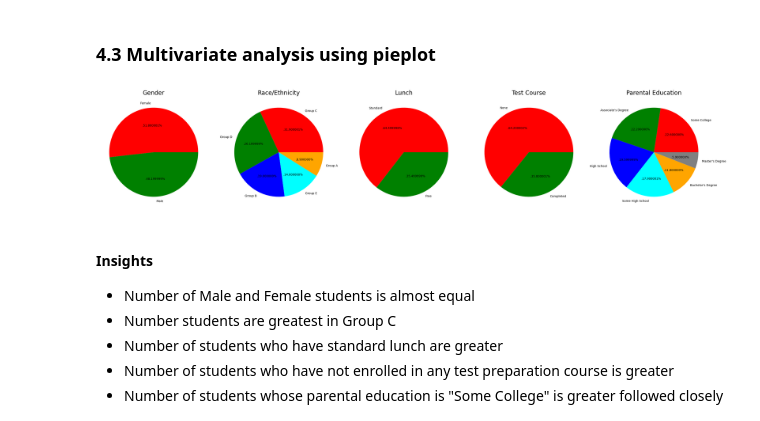
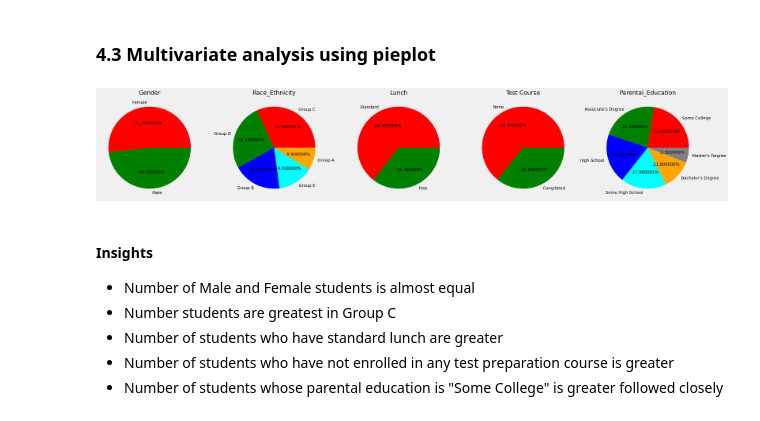
Before and after one commit to JagdishChavan081/ai, a Jupyter notebook: ml/project_1/notebook/EDA.ipynb, the cells around one changed output. Cells and saved outputs as stored; diff of their text form; code cells hidden in the pictures.

```diff
--- a/ml/project_1/notebook/EDA.ipynb
+++ b/ml/project_1/notebook/EDA.ipynb
@@ -61,0 +70,8 @@ df.head()
+# %%
+df.rename(columns = {'race/ethnicity':'race_ethnicity',
+                        'parental level of education':'parental_level_of_education',
+                        'test preparation course':'test_preparation_course',
+                        'math score':'math_score',
+                        'reading score':'reading_score',
+                        'writing score':'writing_score'
+                        }, inplace = True)
@@ -181,7 +204,7 @@ df.head(2)
 # %% [markdown]
 ### 3.7 Adding columns for "Total Score" and "Average"
 # %%
-df['total score'] = df['math score'] + df['reading score'] + df['writing score']
-df['average'] = df['total score']/3
+df['total_score'] = df['math_score'] + df['reading_score'] + df['writing_score']
+df['average'] = df['total_score']/3
 df.head()
 # %% [output]
@@ -315,12 +338,12 @@ plt.axis('off')
 
 
 plt.subplot(1, 5, 2)
-size = df['race/ethnicity'].value_counts()
+size = df['race_ethnicity'].value_counts()
 labels = 'Group C', 'Group D','Group B','Group E','Group A'
 color = ['red', 'green', 'blue', 'cyan','orange']
 
 plt.pie(size, colors = color,labels = labels,autopct = '.%2f%%')
-plt.title('Race/Ethnicity', fontsize = 20)
+plt.title('Race_Ethnicity', fontsize = 20)
 plt.axis('off')
 
 
@@ -330,37 +353,37 @@ size = df['lunch'].value_counts()
 labels = 'Standard', 'Free'
 color = ['red','green']
 
 plt.pie(size, colors = color,labels = labels,autopct = '.%2f%%')
 plt.title('Lunch', fontsize = 20)
 plt.axis('off')
 
 
 plt.subplot(1, 5, 4)
-size = df['test preparation course'].value_counts()
+size = df['test_preparation_course'].value_counts()
 labels = 'None', 'Completed'
 color = ['red','green']
 
 plt.pie(size, colors = color,labels = labels,autopct = '.%2f%%')
 plt.title('Test Course', fontsize = 20)
 plt.axis('off')
 
 
 plt.subplot(1, 5, 5)
-size = df['parental level of education'].value_counts()
+size = df['parental_level_of_education'].value_counts()
 labels = 'Some College', "Associate's Degree",'High School','Some High School',"Bachelor's Degree","Master's Degree"
 color = ['red', 'green', 'blue', 'cyan','orange','grey']
 
 plt.pie(size, colors = color,labels = labels,autopct = '.%2f%%')
-plt.title('Parental Education', fontsize = 20)
+plt.title('Parental_Education', fontsize = 20)
 plt.axis('off')
 
 
 plt.tight_layout()
 plt.grid()
 
 plt.show()
 # %% [output]
-[figure, old version]
+[figure, new version]
 # %% [markdown]
 #### Insights
 * Number of Male and Female students is almost equal
```
Also changed, not shown: parts of 24 cells of this notebook, 6 other files.
